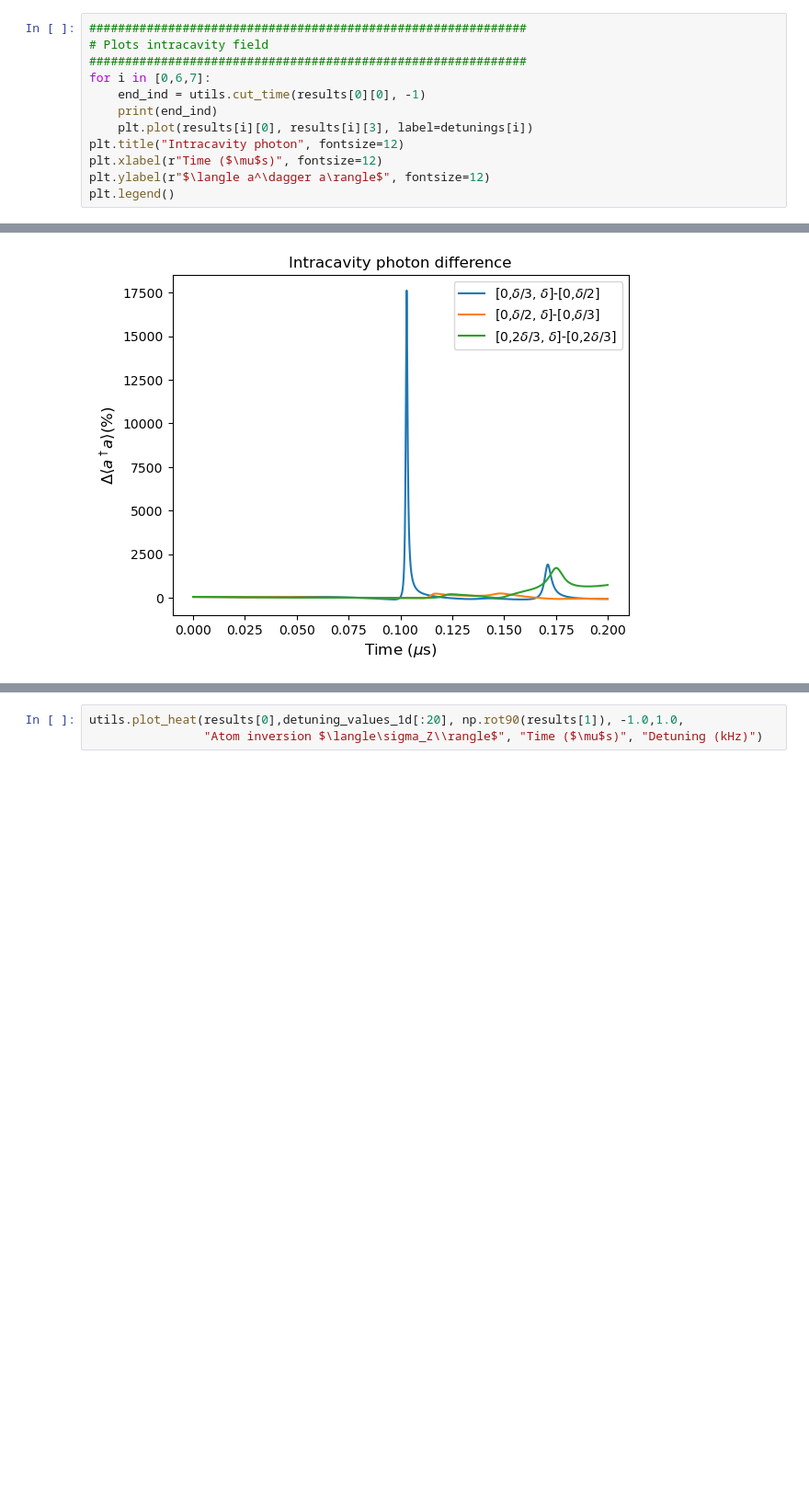
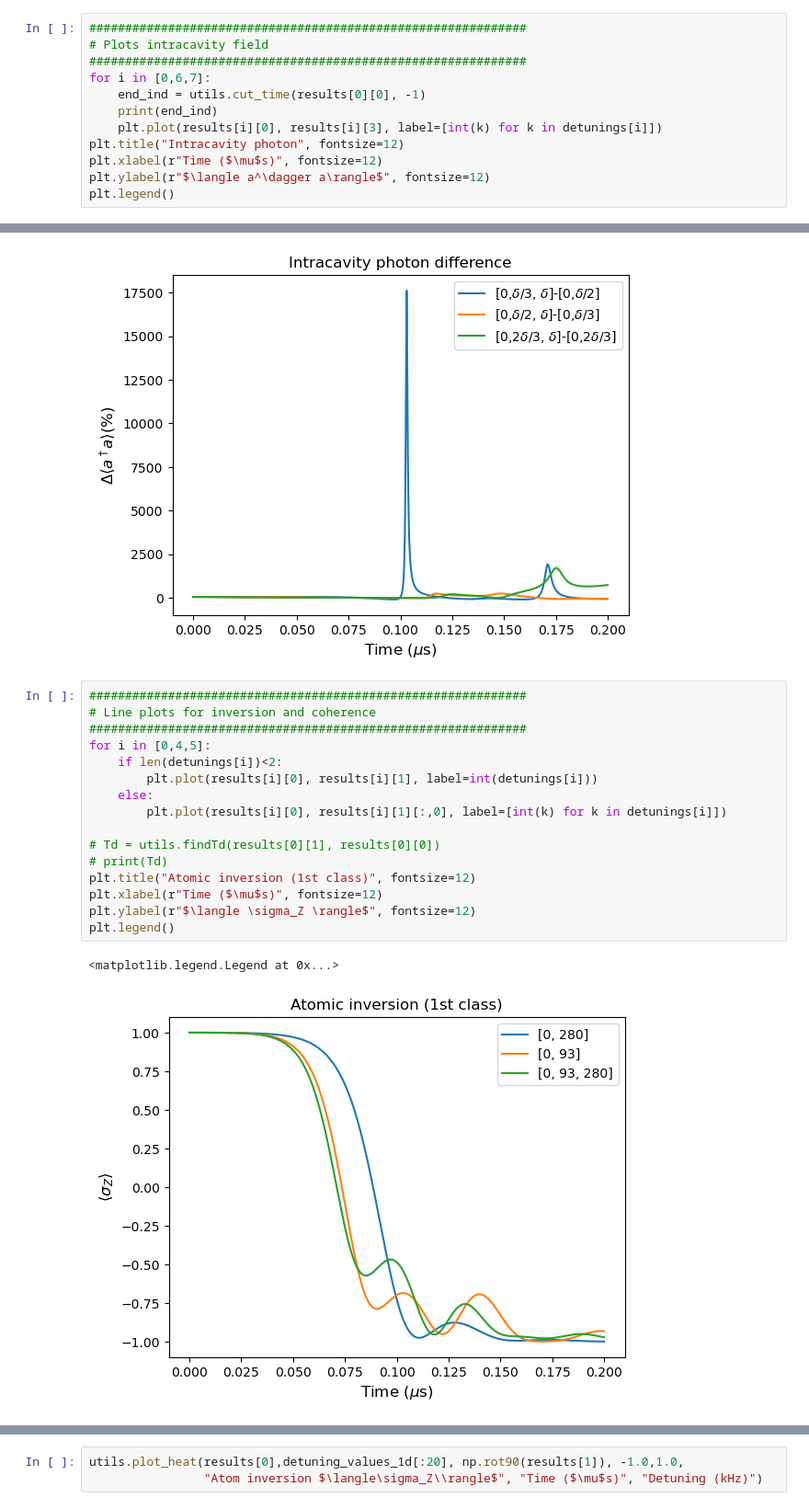
Before and after one commit to VodkaSin/Cuda_C_spin_sync, a Jupyter notebook: CUDA_code/cuda_run-fixed-head (1).ipynb, the cells around one changed output, grey strips where cells are left out. Shown at 92% size. Saved outputs shown, nothing was run; the diff lists cells and outputs as text; blank space fills up the shorter version.

```diff
--- a/CUDA_code/cuda_run-fixed-head (1).ipynb
+++ b/CUDA_code/cuda_run-fixed-head (1).ipynb
@@ -245,7 +171,7 @@ print(detunings)
 for i in [0,6,7]:
     end_ind = utils.cut_time(results[0][0], -1)
     print(end_ind)
-    plt.plot(results[i][0], results[i][3], label=detunings[i])
+    plt.plot(results[i][0], results[i][3], label=[int(k) for k in detunings[i]])
 plt.title("Intracavity photon", fontsize=12)
 plt.xlabel(r"Time ($\mu$s)", fontsize=12)
 plt.ylabel(r"$\langle a^\dagger a\rangle$", fontsize=12)
@@ -271,3 +197,22 @@ plt.legend()
 # %% [output]
 <matplotlib.legend.Legend at 0x...>
 [figure]
+# %%
+#############################################################
+# Line plots for inversion and coherence
+#############################################################
+for i in [0,4,5]:
+    if len(detunings[i])<2:
+        plt.plot(results[i][0], results[i][1], label=int(detunings[i]))
+    else:
+        plt.plot(results[i][0], results[i][1][:,0], label=[int(k) for k in detunings[i]])
+
+# Td = utils.findTd(results[0][1], results[0][0])
+# print(Td)
+plt.title("Atomic inversion (1st class)", fontsize=12)
+plt.xlabel(r"Time ($\mu$s)", fontsize=12)
+plt.ylabel(r"$\langle \sigma_Z \rangle$", fontsize=12)
+plt.legend()
+# %% [output]
+<matplotlib.legend.Legend at 0x...>
+[figure, added]
```
Also changed, not shown: parts of 9 cells of this notebook, 1 other file.
